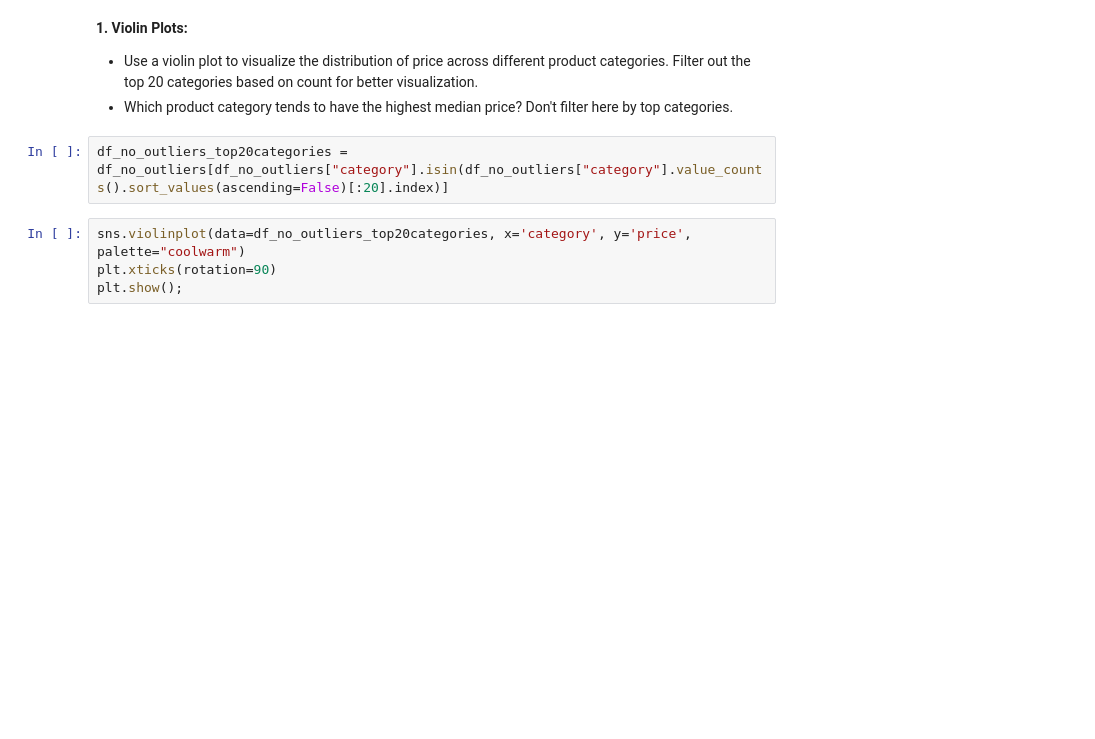
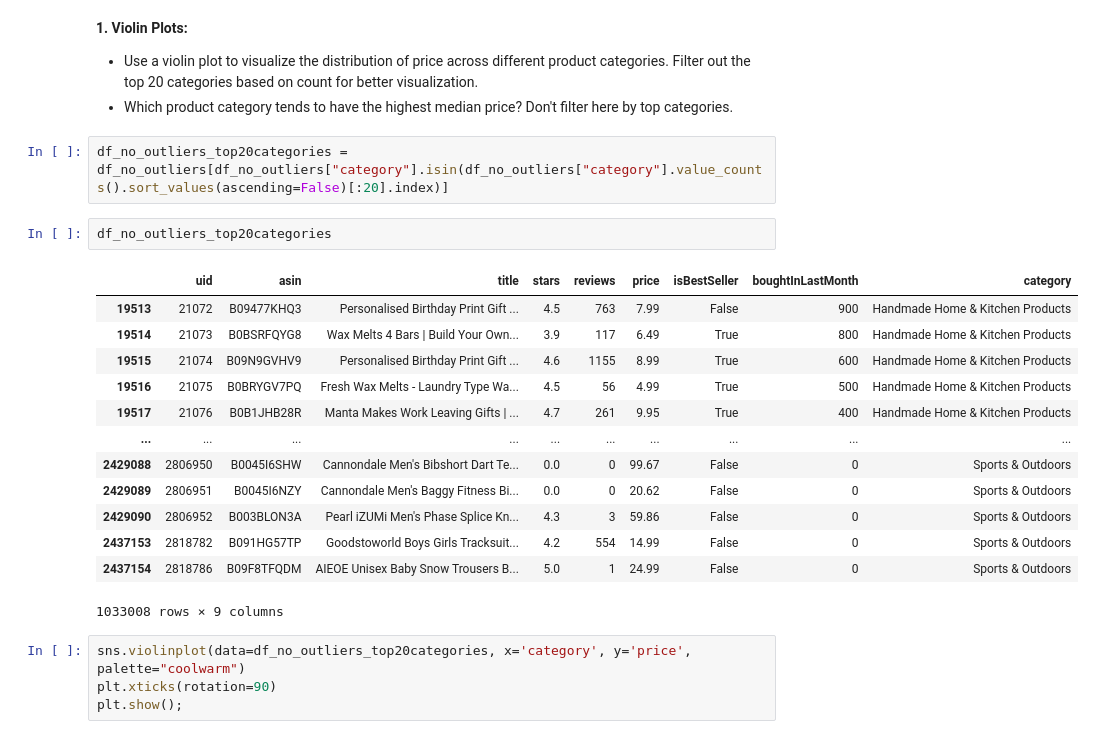
Before and after one commit to TebasMartinez/lab-eda-bivariate, a Jupyter notebook: lab-eda-bivariate.ipynb, the cells around one changed output. Drawn from its saved outputs; the diff is of its cells as text; blank space fills up the shorter version.

Commit message:
Lab review

```diff
--- a/lab-eda-bivariate.ipynb
+++ b/lab-eda-bivariate.ipynb
@@ -164,6 +180,22 @@ df_no_outliers = df[df["price"] < 100]
 - Which product category tends to have the highest median price? Don't filter here by top categories.
 # %%
 df_no_outliers_top20categories = df_no_outliers[df_no_outliers["category"].isin(df_no_outliers["category"].value_counts().sort_values(ascending=False)[:20].index)]
+# %%
+df_no_outliers_top20categories
+# %% [output]
+|  | uid | asin | title | stars | reviews | price | isBestSeller | boughtInLastMonth | category |
+| 19513 | 21072 | B09477KHQ3 | Personalised Birthday Print Gift ... | 4.5 | 763 | 7.99 | False | 900 | Handmade Home & Kitchen Products |
+| 19514 | 21073 | B0BSRFQYG8 | Wax Melts 4 Bars | Build Your Own... | 3.9 | 117 | 6.49 | True | 800 | Handmade Home & Kitchen Products |
+| 19515 | 21074 | B09N9GVHV9 | Personalised Birthday Print Gift ... | 4.6 | 1155 | 8.99 | True | 600 | Handmade Home & Kitchen Products |
+| 19516 | 21075 | B0BRYGV7PQ | Fresh Wax Melts - Laundry Type Wa... | 4.5 | 56 | 4.99 | True | 500 | Handmade Home & Kitchen Products |
+| 19517 | 21076 | B0B1JHB28R | Manta Makes Work Leaving Gifts | ... | 4.7 | 261 | 9.95 | True | 400 | Handmade Home & Kitchen Products |
+| ... | ... | ... | ... | ... | ... | ... | ... | ... | ... |
+| 2429088 | 2806950 | B0045I6SHW | Cannondale Men's Bibshort Dart Te... | 0.0 | 0 | 99.67 | False | 0 | Sports & Outdoors |
+| 2429089 | 2806951 | B0045I6NZY | Cannondale Men's Baggy Fitness Bi... | 0.0 | 0 | 20.62 | False | 0 | Sports & Outdoors |
+| 2429090 | 2806952 | B003BLON3A | Pearl iZUMi Men's Phase Splice Kn... | 4.3 | 3 | 59.86 | False | 0 | Sports & Outdoors |
+| 2437153 | 2818782 | B091HG57TP | Goodstoworld Boys Girls Tracksuit... | 4.2 | 554 | 14.99 | False | 0 | Sports & Outdoors |
+| 2437154 | 2818786 | B09F8TFQDM | AIEOE Unisex Baby Snow Trousers B... | 5.0 | 1 | 24.99 | False | 0 | Sports & Outdoors |
+1033008 rows × 9 columns
 # %%
 sns.violinplot(data=df_no_outliers_top20categories, x='category', y='price', palette="coolwarm")
 plt.xticks(rotation=90)
```
Also changed, not shown: parts of 2 cells of this notebook.
